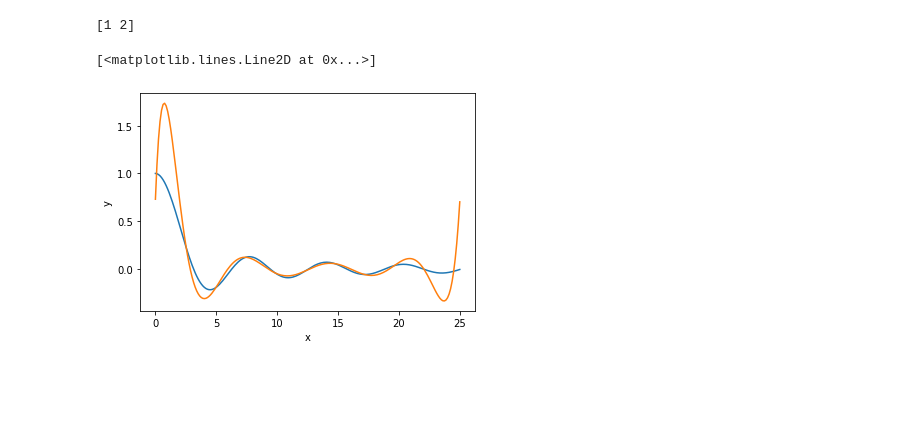
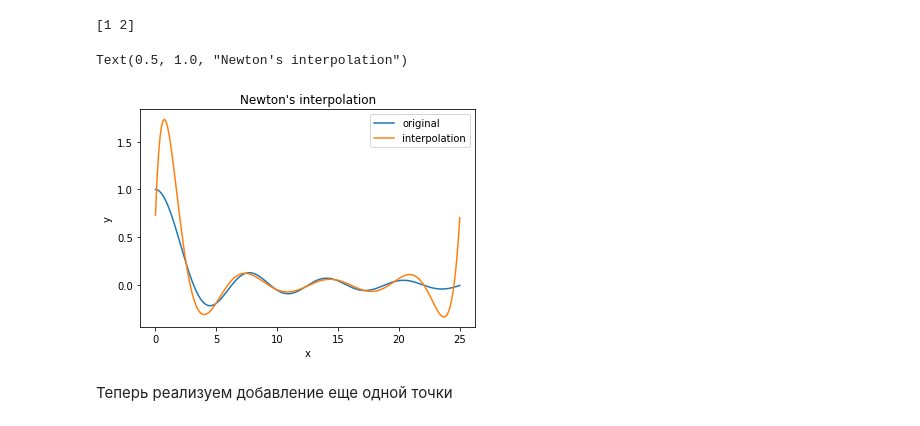
Before and after one commit to ivan-shargin/Math_labs, a Jupyter notebook: Lab_4.ipynb, the cells around one changed output. Cells and saved outputs as stored; diff of their text form; code cells hidden in the pictures; blank space fills up the shorter version.

```diff
--- a/Lab_4.ipynb
+++ b/Lab_4.ipynb
@@ -93,15 +95,19 @@ print(x[0:1+1])
 # %%
 x = np.linspace(0.01, 25, 200)
 y = f_test(x)
-plt.plot(x, y)
+plt.plot(x, y, label = 'original')
 plt.xlabel('x')
 plt.ylabel('y')
 
 x_arr = np.linspace(0.1, 24.5, 11)
 f_arr = f_test(x_arr)
 area = x
 interpolation = Newton_interpolation(x_arr, f_arr, area)
-plt.plot(area, interpolation)
+plt.plot(area, interpolation, label = 'interpolation')
+plt.legend()
+plt.title("Newton's interpolation")
 # %% [output]
-[<matplotlib.lines.Line2D at 0x...>]
+Text(0.5, 1.0, "Newton's interpolation")
-[figure, old version]
+[figure, new version]
+# %% [markdown]
+Теперь реализуем добавление еще одной точки
```
Also changed, not shown: parts of 5 cells of this notebook.
